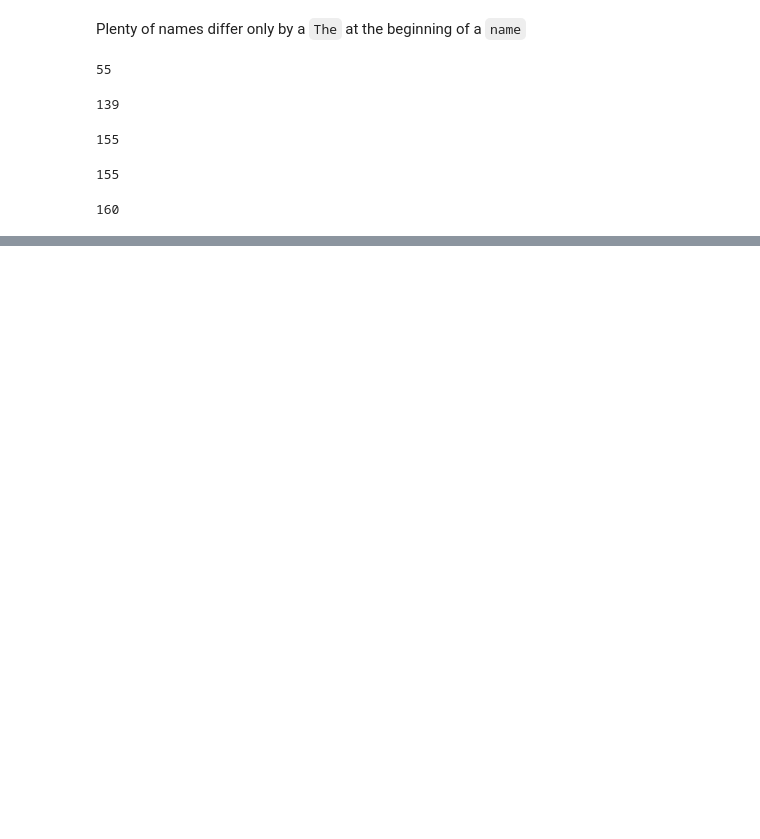
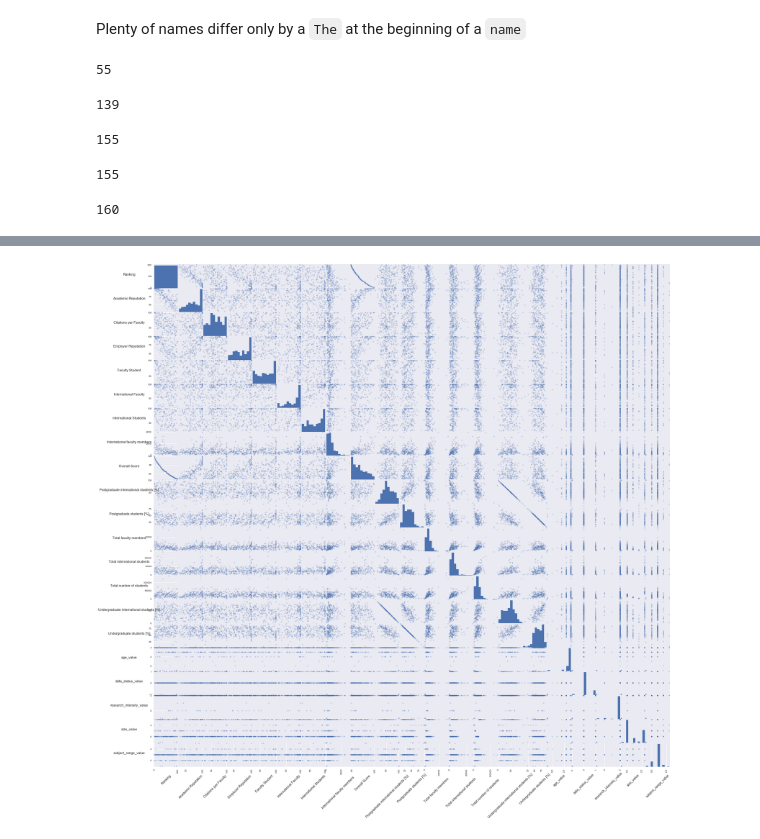
Before and after one commit to adamkozak/ADA2017-project, a Jupyter notebook: Homework/02 - Data from the Web/Homework 2.ipynb, the cells around one changed output, grey strips where cells are left out. Saved outputs shown, nothing was run; the diff lists cells and outputs as text; code cells hidden in the pictures; blank space fills up the shorter version.

Commit message:
Added scatter matrix and correlation plot, ex. 4

```diff
--- a/Homework/02 - Data from the Web/Homework 2.ipynb
+++ b/Homework/02 - Data from the Web/Homework 2.ipynb
@@ -592,3 +593,13 @@ Full_ranking[['title', 'Rank TU', 'rank']]
 | 158 | Texas A&M University | 195 | 159 |
 | 159 | Maastricht University | 200 | 103 |
 160 rows × 3 columns
+# %%
+Total['Ranking'] = Total['Ranking'].apply(pd.to_numeric)
+Total['age_value'] = Total['age_value'].astype('category')
+Total['data_status_value'] = Total['data_status_value'].astype('category')
+Total['research_intensity_value'] = Total['research_intensity_value'].astype('category')
+Total['size_value'] = Total['size_value'].astype('category')
+Total['subject_range_value'] = Total['subject_range_value'].astype('category')
+# %%
+cat_columns = Total.select_dtypes(['category']).columns
+Total[cat_columns] = Total[cat_columns].apply(lambda x: x.cat.codes)
@@ -594,0 +626,16 @@ Full_ranking[['title', 'Rank TU', 'rank']]
+# %%
+sm = scatter_matrix(Total, alpha=0.3, figsize=(30, 30), diagonal='hist')
+#Change label rotation
+[s.xaxis.label.set_rotation(45) for s in sm.reshape(-1)]
+[s.yaxis.label.set_rotation(0) for s in sm.reshape(-1)]
+
+#May need to offset label when rotating to prevent overlap of figure
+[s.get_yaxis().set_label_coords(-1,0.5) for s in sm.reshape(-1)]
+
+#Hide all ticks
+#[s.set_xticks(()) for s in sm.reshape(-1)]
+#[s.set_yticks(()) for s in sm.reshape(-1)]
+
+plt.show()
+# %% [output]
+[figure, added]
```
Also changed, not shown: parts of 19 cells of this notebook.
